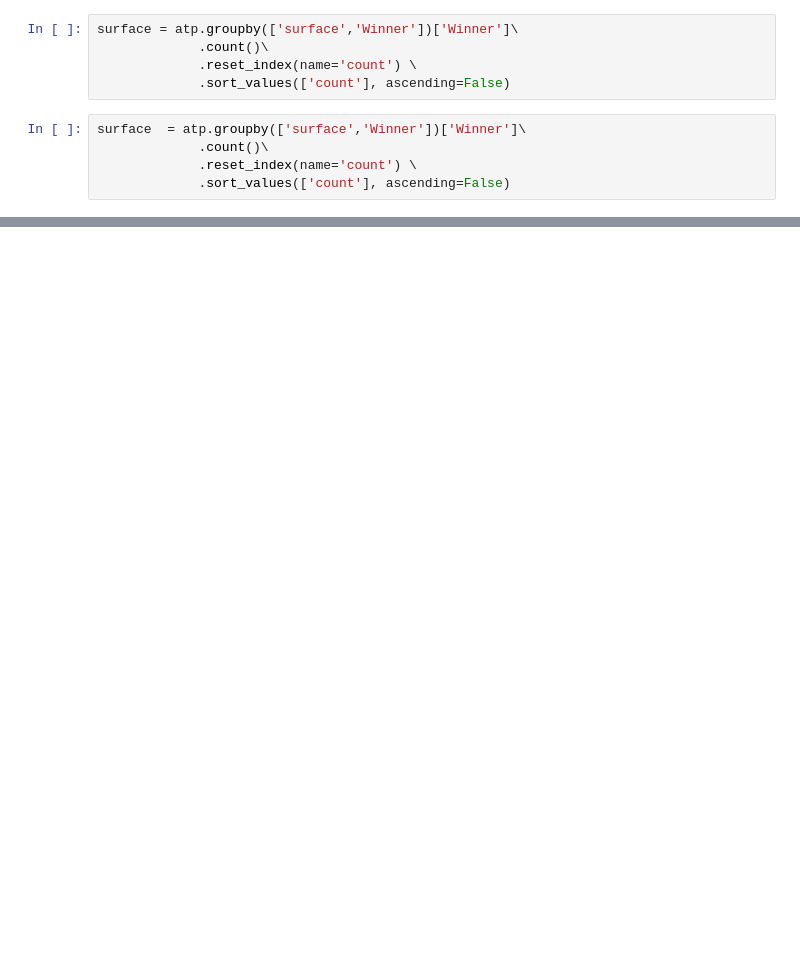
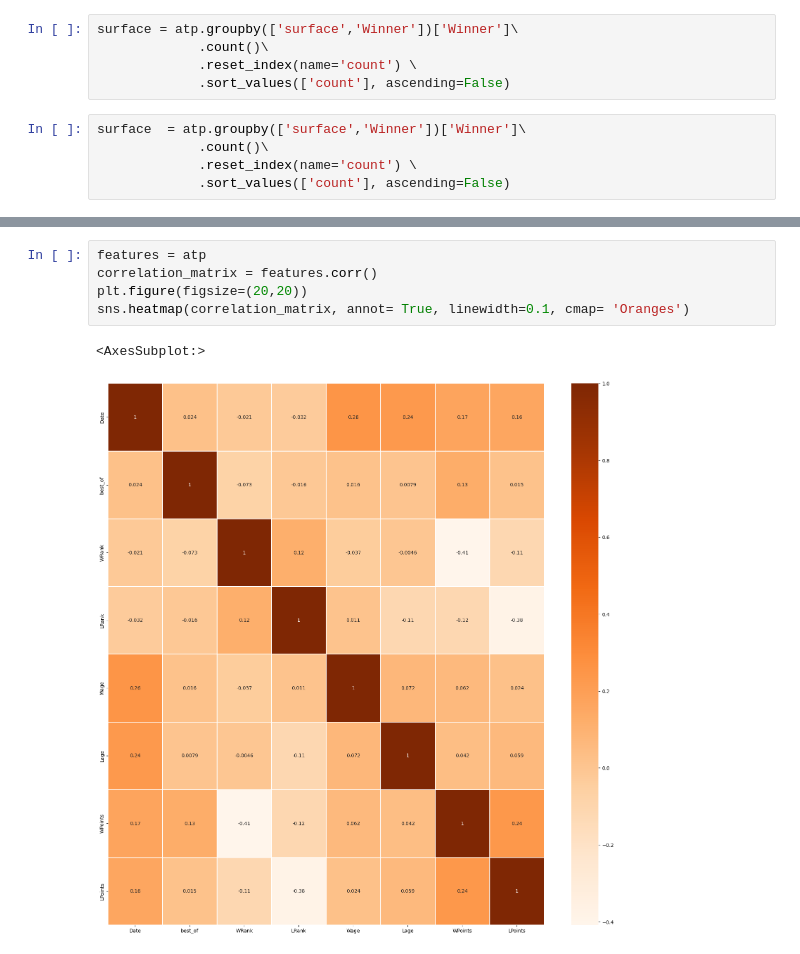
Before and after one commit to thimler/ATP-project, a Jupyter notebook: src/Untitled-3.ipynb, the cells around one changed output, grey strips where cells are left out. Cells and saved outputs as stored; diff of their text form; blank space fills up the shorter version.

```diff
--- a/src/Untitled-3.ipynb
+++ b/src/Untitled-3.ipynb
@@ -287,0 +303,8 @@ feat = pd.DataFrame(features)
+# %%
+features = atp
+correlation_matrix = features.corr()
+plt.figure(figsize=(20,20))
+sns.heatmap(correlation_matrix, annot= True, linewidth=0.1, cmap= 'Oranges')
+# %% [output]
+<AxesSubplot:>
+[figure, added]
```
Also changed, not shown: parts of 26 cells of this notebook.
